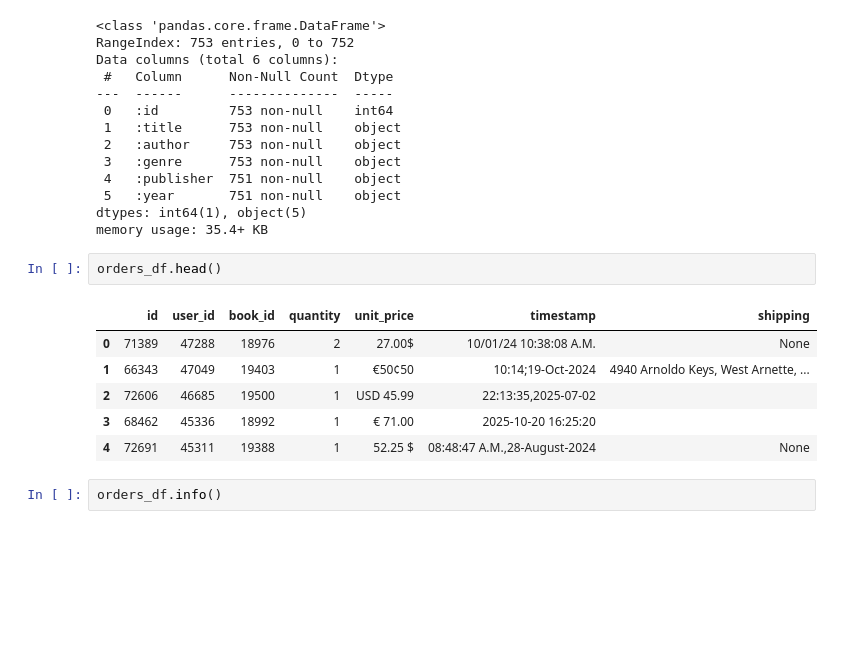
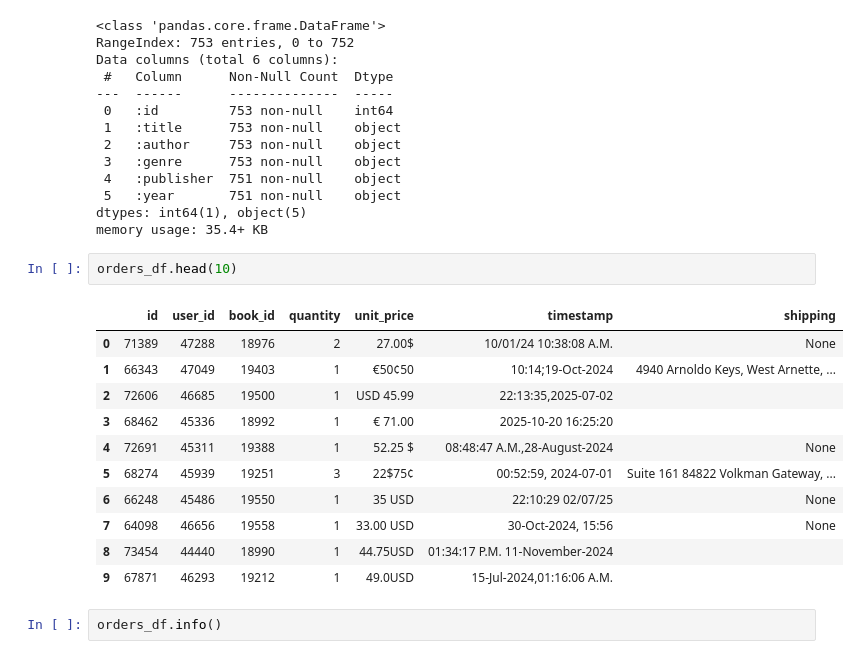
Before and after one commit to DiyorGaffarov/TASK-4_DATA, a Jupyter notebook: DATA1/notebooks/01_data_exploration.ipynb, the cells around one changed output. Cells and saved outputs as stored; diff of their text form; blank space fills up the shorter version.

```diff
--- a/DATA1/notebooks/01_data_exploration.ipynb
+++ b/DATA1/notebooks/01_data_exploration.ipynb
@@ -70,14 +87,19 @@ Data columns (total 6 columns):
 dtypes: int64(1), object(5)
 memory usage: 35.4+ KB
 # %%
-orders_df.head()
+orders_df.head(10)
 # %% [output]
 |  | id | user_id | book_id | quantity | unit_price | timestamp | shipping |
 | 0 | 71389 | 47288 | 18976 | 2 | 27.00$ | 10/01/24 10:38:08 A.M. | None |
 | 1 | 66343 | 47049 | 19403 | 1 | €50¢50 | 10:14;19-Oct-2024 | 4940 Arnoldo Keys, West Arnette, ... |
 | 2 | 72606 | 46685 | 19500 | 1 | USD 45.99 | 22:13:35,2025-07-02 |  |
 | 3 | 68462 | 45336 | 18992 | 1 | € 71.00 | 2025-10-20 16:25:20 |  |
 | 4 | 72691 | 45311 | 19388 | 1 | 52.25 $ | 08:48:47 A.M.,28-August-2024 | None |
+| 5 | 68274 | 45939 | 19251 | 3 | 22$75¢ | 00:52:59, 2024-07-01 | Suite 161 84822 Volkman Gateway, ... |
+| 6 | 66248 | 45486 | 19550 | 1 | 35 USD | 22:10:29 02/07/25 | None |
+| 7 | 64098 | 46656 | 19558 | 1 | 33.00 USD | 30-Oct-2024, 15:56 | None |
+| 8 | 73454 | 44440 | 18990 | 1 | 44.75USD | 01:34:17 P.M. 11-November-2024 |  |
+| 9 | 67871 | 46293 | 19212 | 1 | 49.0USD | 15-Jul-2024,01:16:06 A.M. |  |
 # %%
 orders_df.info()
 # %% [output]
```
Also changed, not shown: parts of 12 cells of this notebook, 5 other files.
